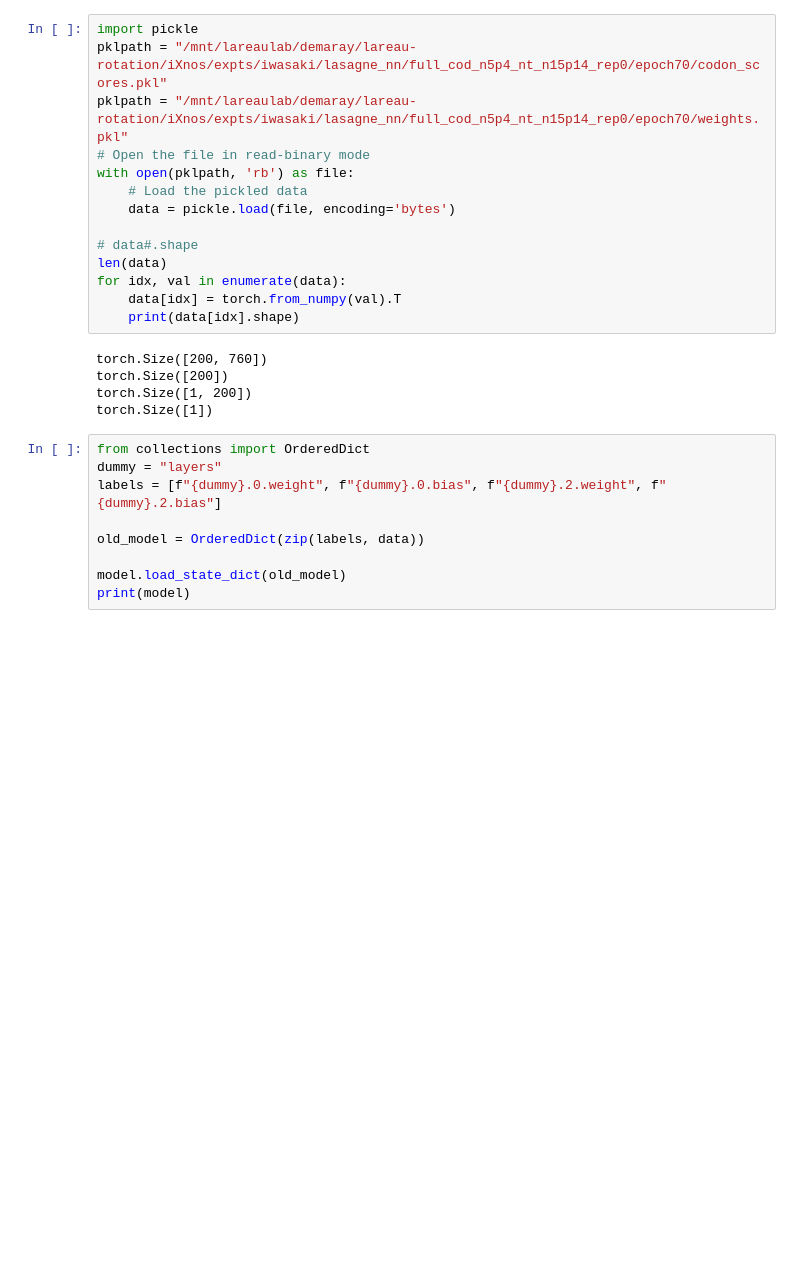
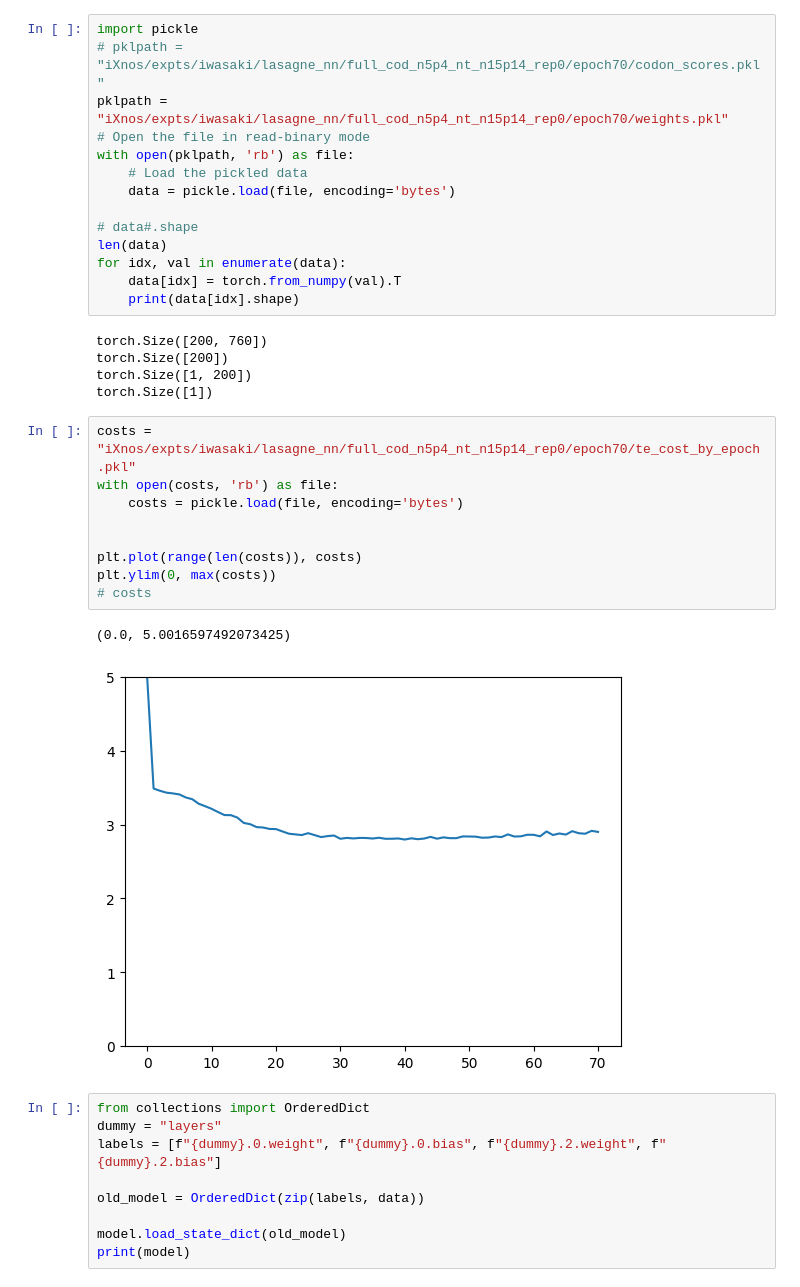
Before and after one commit to jedsurf/lareau-rotation, a Jupyter notebook: notebooks/241204_ixnos_model.ipynb, the cells around one changed output. Cells and saved outputs as stored; diff of their text form; blank space fills up the shorter version.

```diff
--- a/notebooks/241204_ixnos_model.ipynb
+++ b/notebooks/241204_ixnos_model.ipynb
@@ -54,8 +54,8 @@ layers.2.weight torch.Size([1, 200])
 layers.2.bias torch.Size([1])
 # %%
 import pickle
-pklpath = "/mnt/lareaulab/demaray/lareau-rotation/iXnos/expts/iwasaki/lasagne_nn/full_cod_n5p4_nt_n15p14_rep0/epoch70/codon_scores.pkl"
-pklpath = "/mnt/lareaulab/demaray/lareau-rotation/iXnos/expts/iwasaki/lasagne_nn/full_cod_n5p4_nt_n15p14_rep0/epoch70/weights.pkl"
+# pklpath = "iXnos/expts/iwasaki/lasagne_nn/full_cod_n5p4_nt_n15p14_rep0/epoch70/codon_scores.pkl"
+pklpath = "iXnos/expts/iwasaki/lasagne_nn/full_cod_n5p4_nt_n15p14_rep0/epoch70/weights.pkl"
 # Open the file in read-binary mode
 with open(pklpath, 'rb') as file:
     # Load the pickled data
@@ -71,6 +71,18 @@ torch.Size([200, 760])
 torch.Size([200])
 torch.Size([1, 200])
 torch.Size([1])
+# %%
+costs = "iXnos/expts/iwasaki/lasagne_nn/full_cod_n5p4_nt_n15p14_rep0/epoch70/te_cost_by_epoch.pkl"
+with open(costs, 'rb') as file:
+    costs = pickle.load(file, encoding='bytes')
+
+
+plt.plot(range(len(costs)), costs)
+plt.ylim(0, max(costs))
+# costs
+# %% [output]
+(0.0, 5.0016597492073425)
+[figure, added]
 # %%
 from collections import OrderedDict
 dummy = "layers"
```
Also changed, not shown: parts of 21 cells of this notebook.
